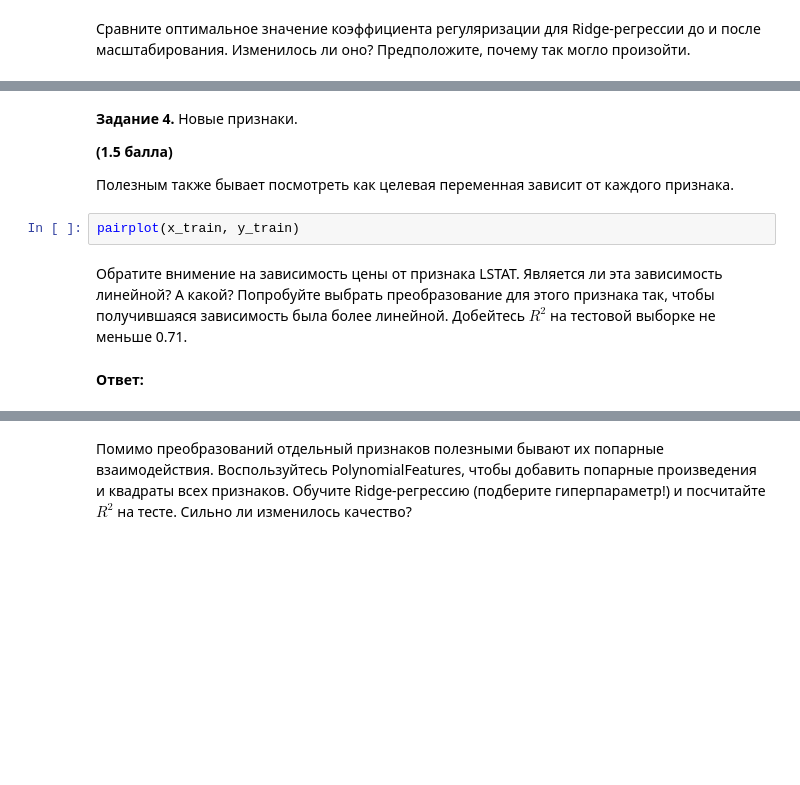
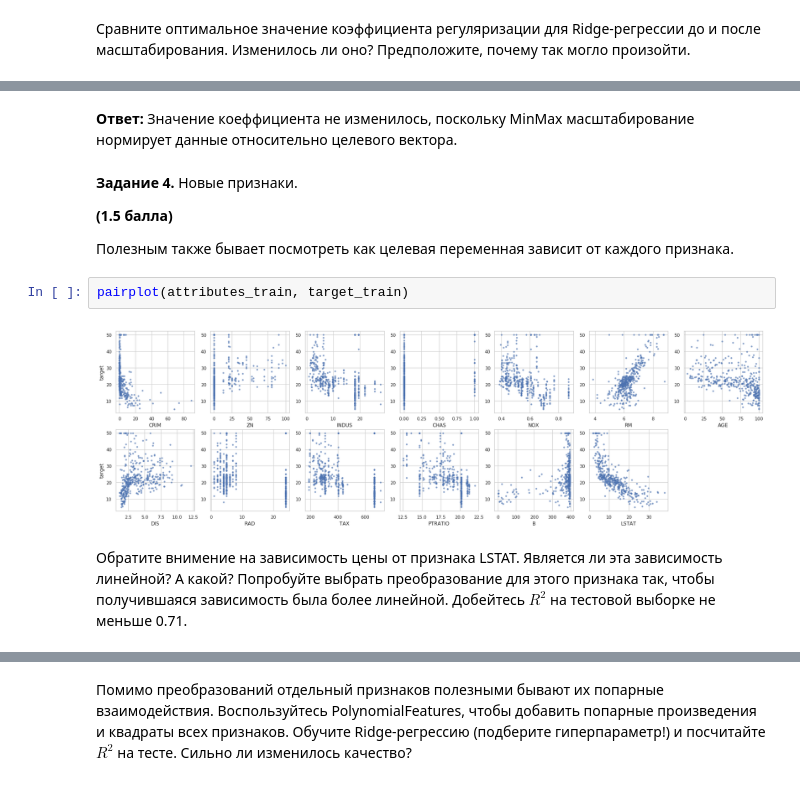
Before and after one commit to evgenstf/machine_learning_hse_course, a Jupyter notebook: homeworks/02/homework-practice-02.ipynb, the cells around one changed output, grey strips where cells are left out. Drawn from its saved outputs; the diff is of its cells as text; blank space fills up the shorter version.

```diff
--- a/homeworks/02/homework-practice-02.ipynb
+++ b/homeworks/02/homework-practice-02.ipynb
@@ -415,12 +606,14 @@ __Ответ:__
+# %% [markdown]
+__Ответ:__ Значение коеффициента не изменилось, поскольку MinMax масштабирование нормирует данные относительно целевого вектора.
 # %% [markdown]
 __Задание 4.__ Новые признаки.
 
 __(1.5 балла)__
 
 Полезным также бывает посмотреть как целевая переменная зависит от каждого признака.
-# %%
-pairplot(x_train, y_train)
+# %%
+pairplot(attributes_train, target_train)
+# %% [output]
+[figure, added]
 # %% [markdown]
 Обратите внимение на зависимость цены от признака LSTAT. Является ли эта зависимость линейной? А какой? Попробуйте выбрать преобразование для этого признака так, чтобы получившаяся зависимость была более линейной. Добейтесь $R^2$ на тестовой выборке не меньше 0.71.
-# %% [markdown]
-__Ответ:__
```
Also changed, not shown: parts of 36 cells of this notebook.
